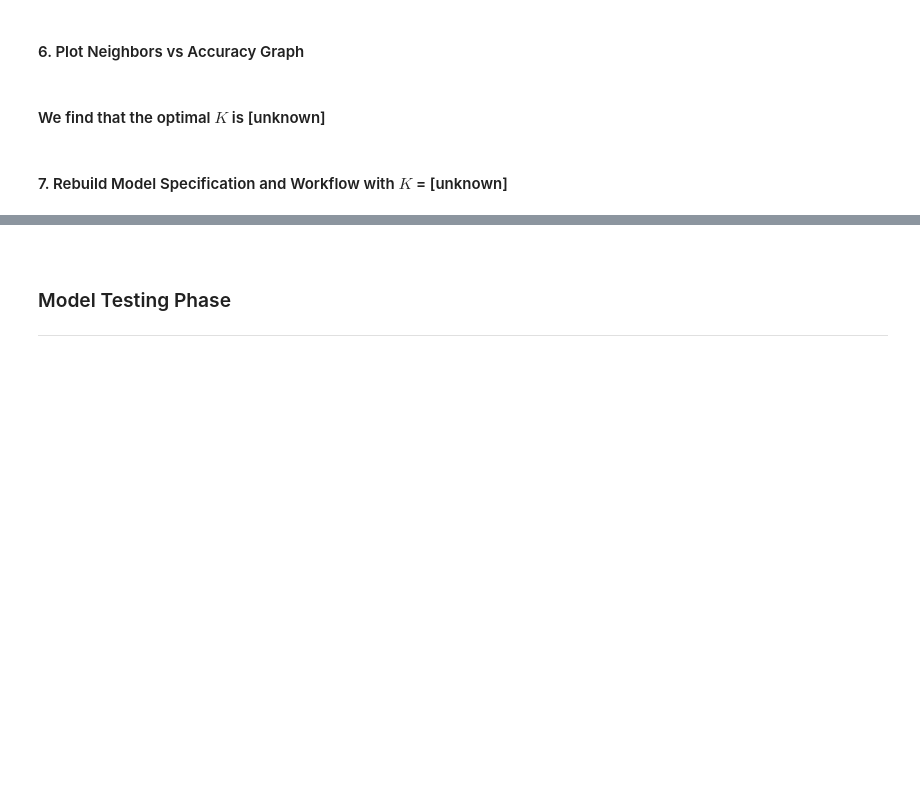
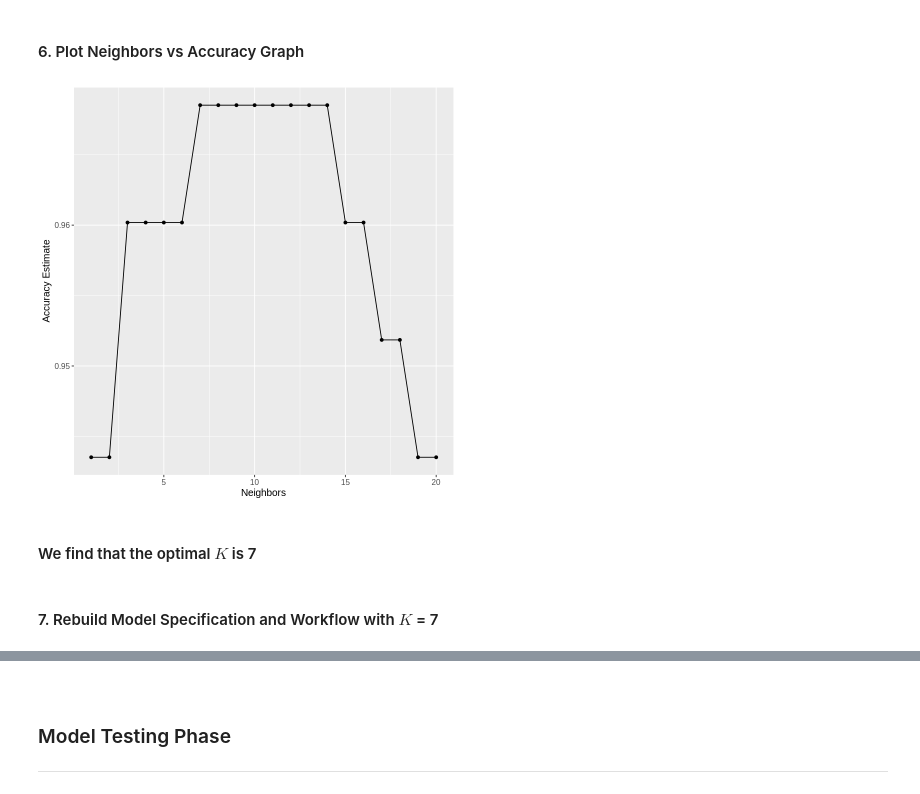
Before and after one commit to lhan0903/DSCI-100-Project-006-26, a Jupyter notebook: group-project-report.ipynb, the cells around one changed output, grey strips where cells are left out. Drawn from its saved outputs; the diff is of its cells as text; code cells hidden in the pictures; blank space fills up the shorter version.

Commit message:
finished training classifier

```diff
--- a/group-project-report.ipynb
+++ b/group-project-report.ipynb
@@ -219,4 +203,20 @@ Computational engine: kknn
+# %%
+iris_vfold <- vfold_cv(iris_train, v = 5, strata = class)
 # %% [markdown]
 #### 4. Workflow
+# %%
+k_vals <- tibble(neighbors = seq(from=1, to=20, by=1))
+# %%
+iris_tune_workflow <- workflow() %>%
+    add_recipe(iris_recipe) %>%
+    add_model(iris_spec) %>%
+    tune_grid(resamples = iris_vfold, grid = k_vals)
 # %% [markdown]
 #### 5. Collect Metrics
+# %%
+iris_metrics_tune <- iris_tune_workflow %>%
+    collect_metrics() %>%
+    filter(.metric == "accuracy") %>%
+    arrange(desc(mean))
+
+iris_metrics_tune
@@ -223,6 +234,16 @@ Computational engine: kknn
 # %% [markdown]
 #### 6. Plot Neighbors vs Accuracy Graph
+# %%
+neighbors_plot <- ggplot(iris_metrics_tune, aes(x=neighbors, y=mean)) +
+    geom_point() +
+    geom_line() +
+      labs(x = "Neighbors", y = "Accuracy Estimate") +
+      theme(text = element_text(size = 12))
+
+neighbors_plot
+# %% [output]
+[figure, added]
 # %% [markdown]
-#### We find that the optimal $K$ is [unknown]
+#### We find that the optimal $K$ is 7
 # %% [markdown]
-#### 7. Rebuild Model Specification and Workflow with $K$ = [unknown]
+#### 7. Rebuild Model Specification and Workflow with $K$ = 7
```
Also changed, not shown: parts of 6 cells of this notebook.
